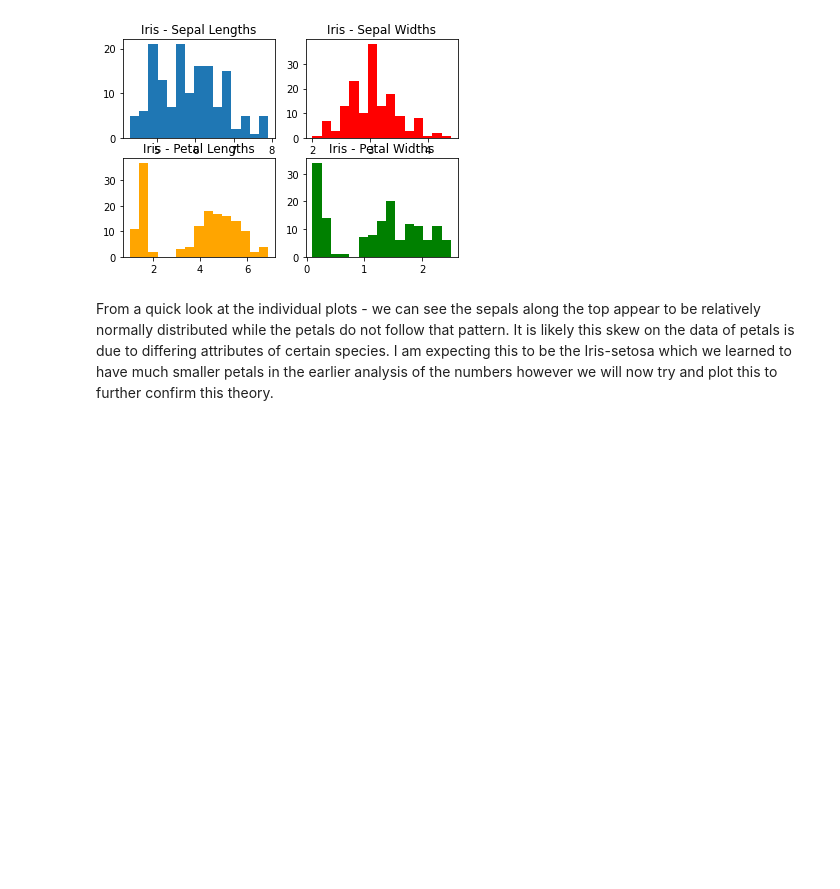
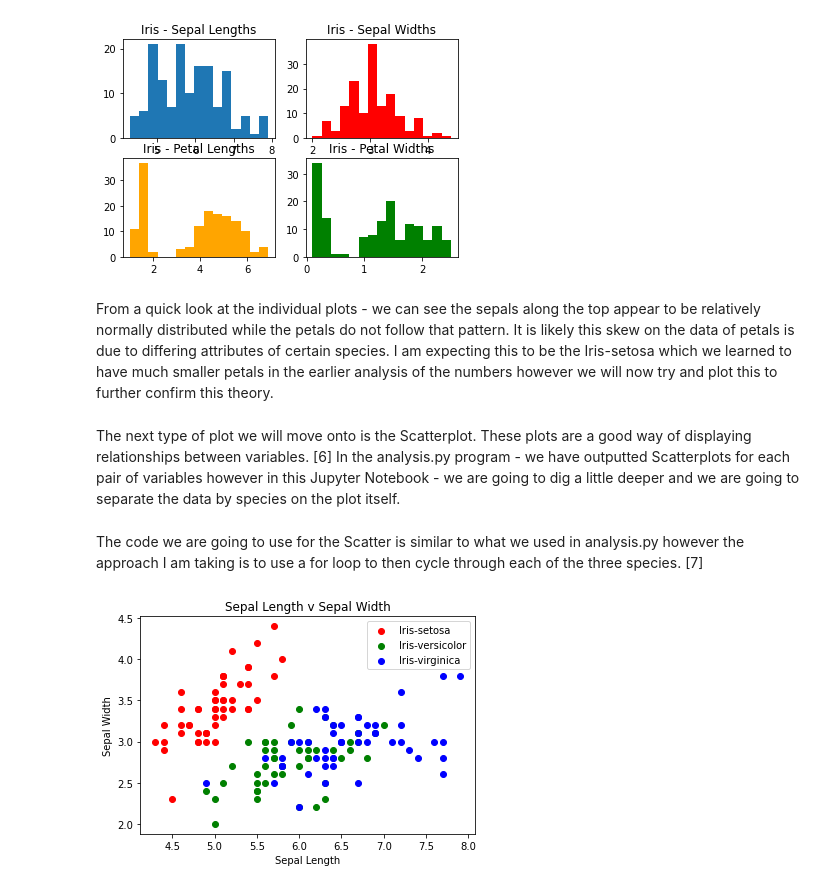
Before and after one commit to brendanh13/pands-project, a Jupyter notebook: pands-project-iris.ipynb, the cells around one changed output. Saved outputs shown, nothing was run; the diff lists cells and outputs as text; code cells hidden in the pictures; blank space fills up the shorter version.

```diff
--- a/pands-project-iris.ipynb
+++ b/pands-project-iris.ipynb
@@ -258,3 +262,23 @@ plt.show()
 [figure]
 # %% [markdown]
 From a quick look at the individual plots - we can see the sepals along the top appear to be relatively normally distributed while the petals do not follow that pattern.  It is likely this skew on the data of petals is due to differing attributes of certain species.  I am expecting this to be the Iris-setosa which we learned to have much smaller petals in the earlier analysis of the numbers however we will now try and plot this to further confirm this theory.
+# %% [markdown]
+The next type of plot we will move onto is the Scatterplot.  These plots are a good way of displaying relationships between variables. [6] In the analysis.py program - we have outputted Scatterplots for each pair of variables however in this Jupyter Notebook - we are going to dig a little deeper and we are going to separate the data by species on the plot itself.
+# %%
+# Getting setup for the Scatter Plots
+
+colors = ['red','green','blue'] # this defines a list of colors to be used
+species = ['Iris-setosa','Iris-versicolor','Iris-virginica'] # this is mapping the list of colors to the color
+# %% [markdown]
+The code we are going to use for the Scatter is similar to what we used in analysis.py however the approach I
+am taking is to use a for loop to then cycle through each of the three species.  [7]
+# %%
+for i in range(3):    # 3 species
+    x = df[df['species'] == species[i]]
+    plt.scatter(x['sepallength'],x['sepalwidth'], c = colors[i], label = species[i])
+    plt.xlabel("Sepal Length")
+    plt.ylabel("Sepal Width")
+    plt.title("Sepal Length v Sepal Width")
+    plt.legend()
+# %% [output]
+[figure, added]
```
Also changed, not shown: parts of 14 cells of this notebook, 11 other files.
